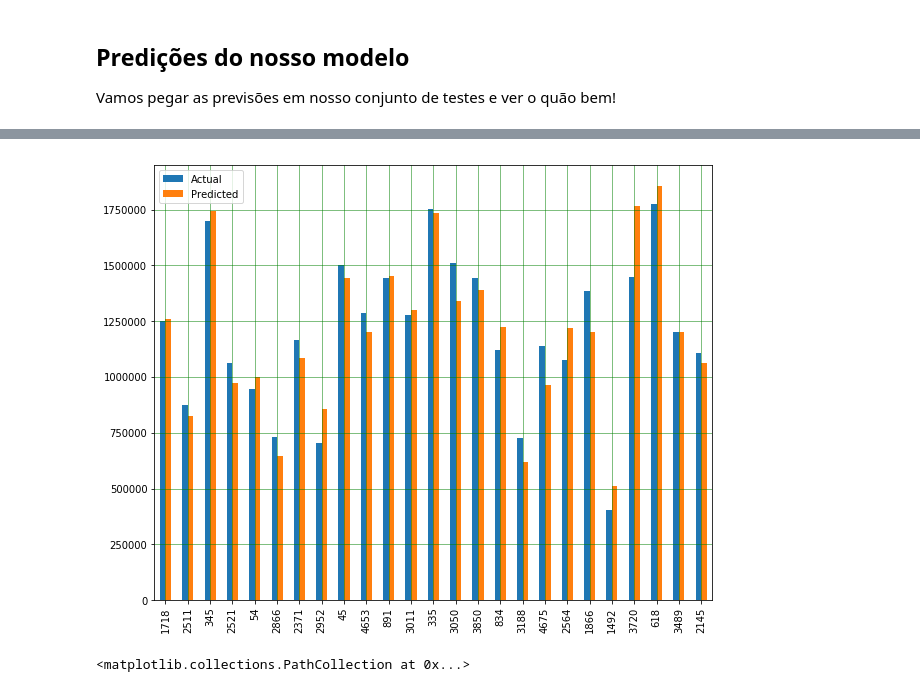
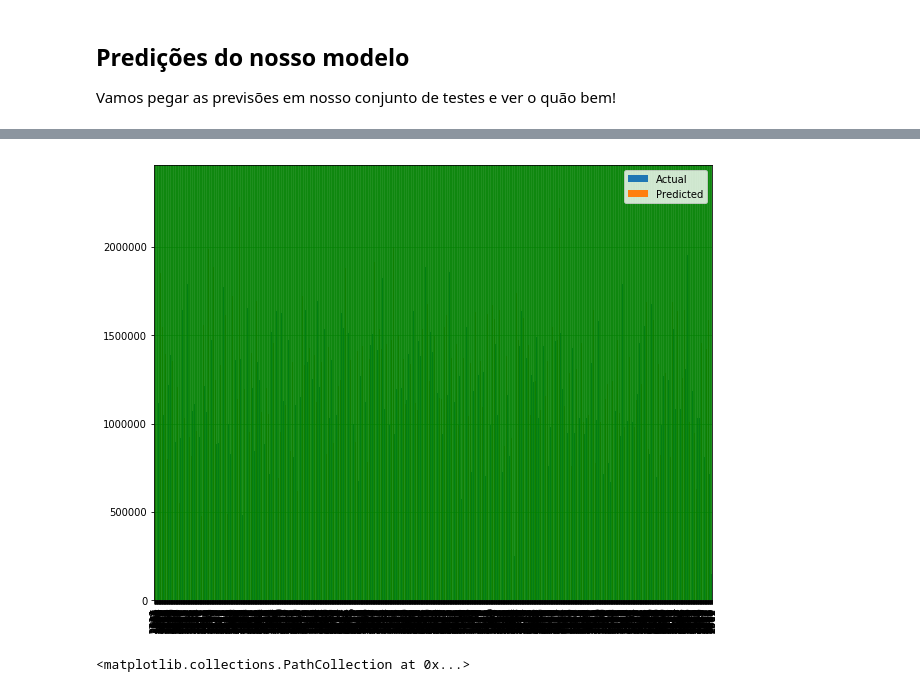
Before and after one commit to ironhacksao-datateam/june2019-ft, a Jupyter notebook: week_5/Regressão Linear/Regressao linear com Python.ipynb, the cells around one changed output, grey strips where cells are left out. Drawn from its saved outputs; the diff is of its cells as text; code cells hidden in the pictures.

```diff
--- a/week_5/Regressão Linear/Regressao linear com Python.ipynb
+++ b/week_5/Regressão Linear/Regressao linear com Python.ipynb
@@ -42,0 +45,2 @@ USAhousing.head()
+# %%
+us_housing = format_cols(us_housing)
@@ -105,3 +110,11 @@ y = USAhousing['Price']
+# %%
+# select feature columns
+X_cols = ['AvgAreaIncome', 'AvgAreaHouseAge', 'AvgAreaNumberRooms', 'AvgAreaNumberBedrooms', 'AreaPopulation']
+# %%
+X = us_housing[X_cols]
+# %%
+# select price column
+y = us_housing['Price']
 # %% [markdown]
 ## Split de treino
 
@@ -224,10 +231,10 @@ df.head(25)
 # %%
-df1.plot(kind='bar',figsize=(10,8))
+df.plot(kind='bar',figsize=(10,8))
 plt.grid(which='major', linestyle='-', linewidth='0.5', color='green')
 plt.grid(which='minor', linestyle=':', linewidth='0.5', color='black')
 plt.show()
 # %% [output]
-[figure, old version]
+[figure, new version]
 # %%
 plt.scatter(y_test,predictions)
 # %% [output]
```
Also changed, not shown: parts of 25 cells of this notebook, 4 other files.
